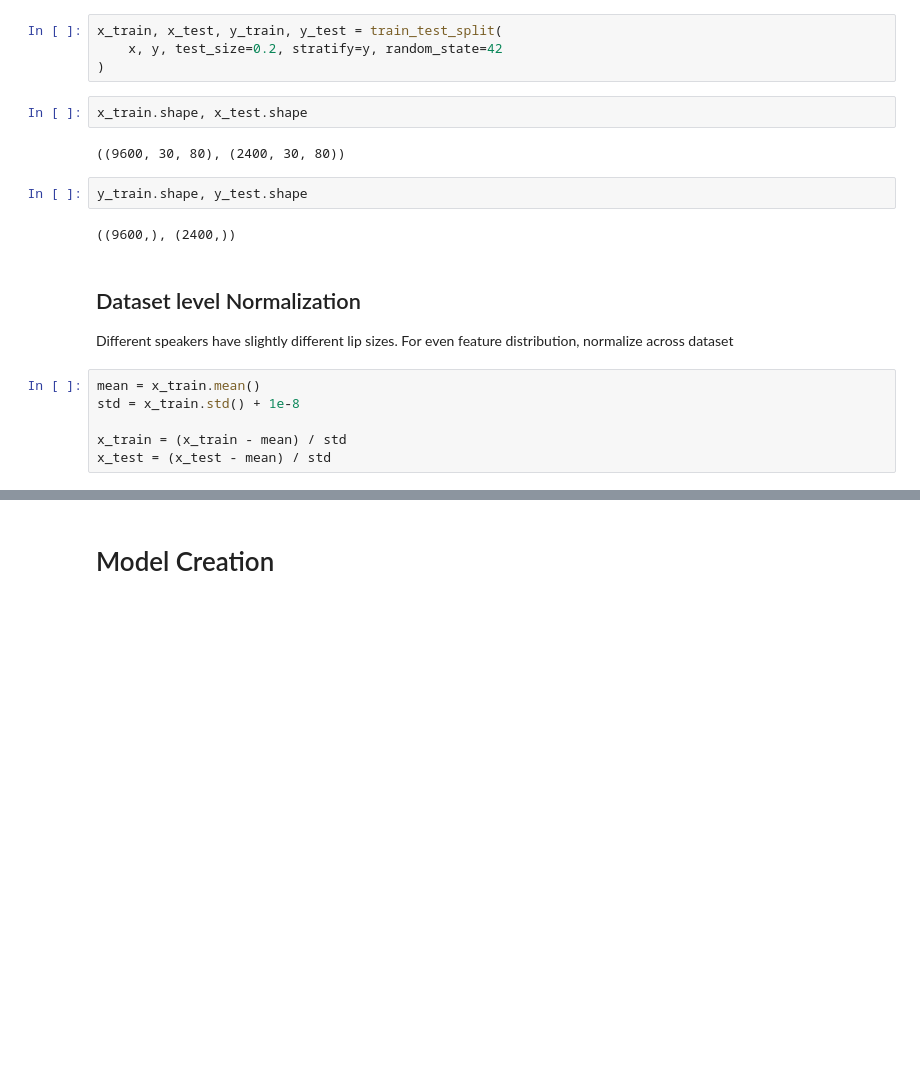
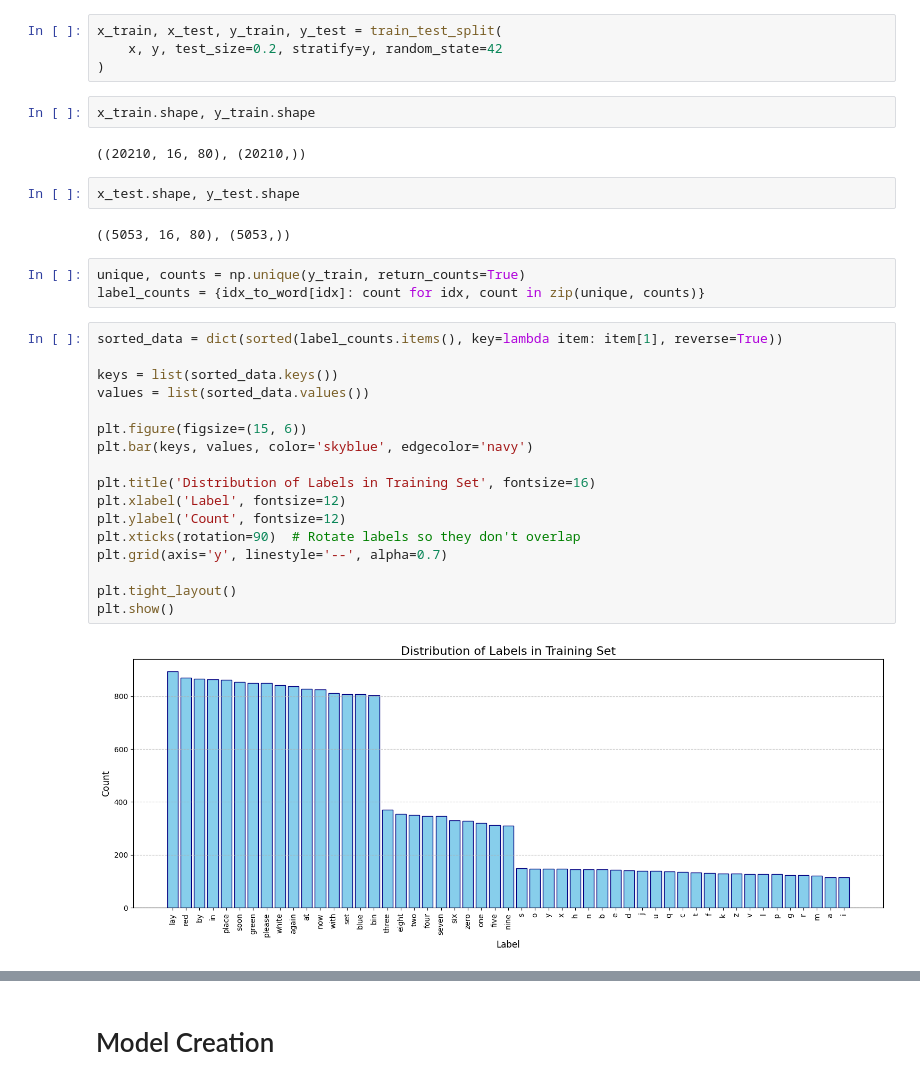
Before and after one commit to robinarimbour/lip-reading-mediapipe, a Jupyter notebook: notebooks/train_model.ipynb, the cells around one changed output, grey strips where cells are left out. Drawn from its saved outputs; the diff is of its cells as text; blank space fills up the shorter version.

```diff
--- a/notebooks/train_model.ipynb
+++ b/notebooks/train_model.ipynb
@@ -60,19 +60,32 @@ x_train, x_test, y_train, y_test = train_test_split(
     x, y, test_size=0.2, stratify=y, random_state=42
 )
 # %%
-x_train.shape, x_test.shape
+x_train.shape, y_train.shape
 # %% [output]
-((9600, 30, 80), (2400, 30, 80))
+((20210, 16, 80), (20210,))
 # %%
-y_train.shape, y_test.shape
+x_test.shape, y_test.shape
 # %% [output]
-((9600,), (2400,))
+((5053, 16, 80), (5053,))
-# %% [markdown]
-## Dataset level Normalization
-Different speakers have slightly different lip sizes. For even feature distribution, normalize across dataset
-# %%
-mean = x_train.mean()
-std = x_train.std() + 1e-8
-
-x_train = (x_train - mean) / std
-x_test = (x_test - mean) / std
+# %%
+unique, counts = np.unique(y_train, return_counts=True)
+label_counts = {idx_to_word[idx]: count for idx, count in zip(unique, counts)}
+# %%
+sorted_data = dict(sorted(label_counts.items(), key=lambda item: item[1], reverse=True))
+
+keys = list(sorted_data.keys())
+values = list(sorted_data.values())
+
+plt.figure(figsize=(15, 6))
+plt.bar(keys, values, color='skyblue', edgecolor='navy')
+
+plt.title('Distribution of Labels in Training Set', fontsize=16)
+plt.xlabel('Label', fontsize=12)
+plt.ylabel('Count', fontsize=12)
+plt.xticks(rotation=90)  # Rotate labels so they don't overlap
+plt.grid(axis='y', linestyle='--', alpha=0.7)
+
+plt.tight_layout()
+plt.show()
+# %% [output]
+[figure, added]
```
Also changed, not shown: parts of 15 cells of this notebook, 24 other files.
